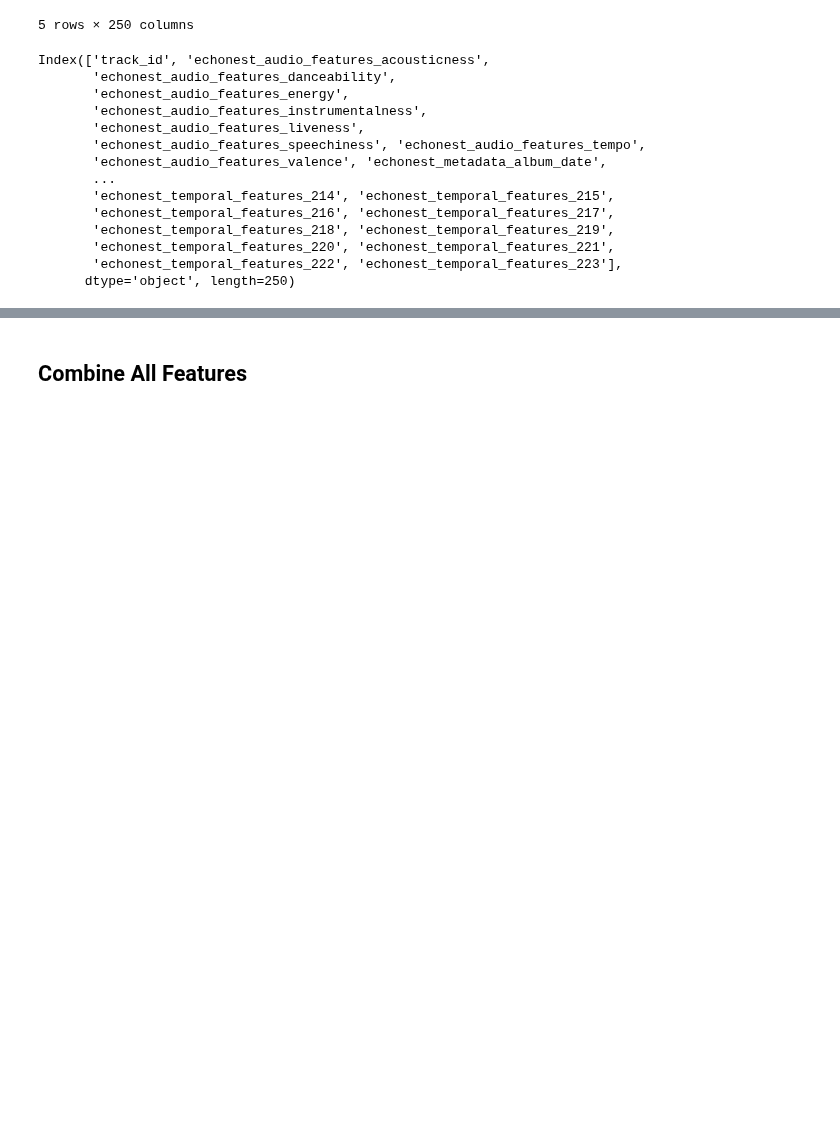
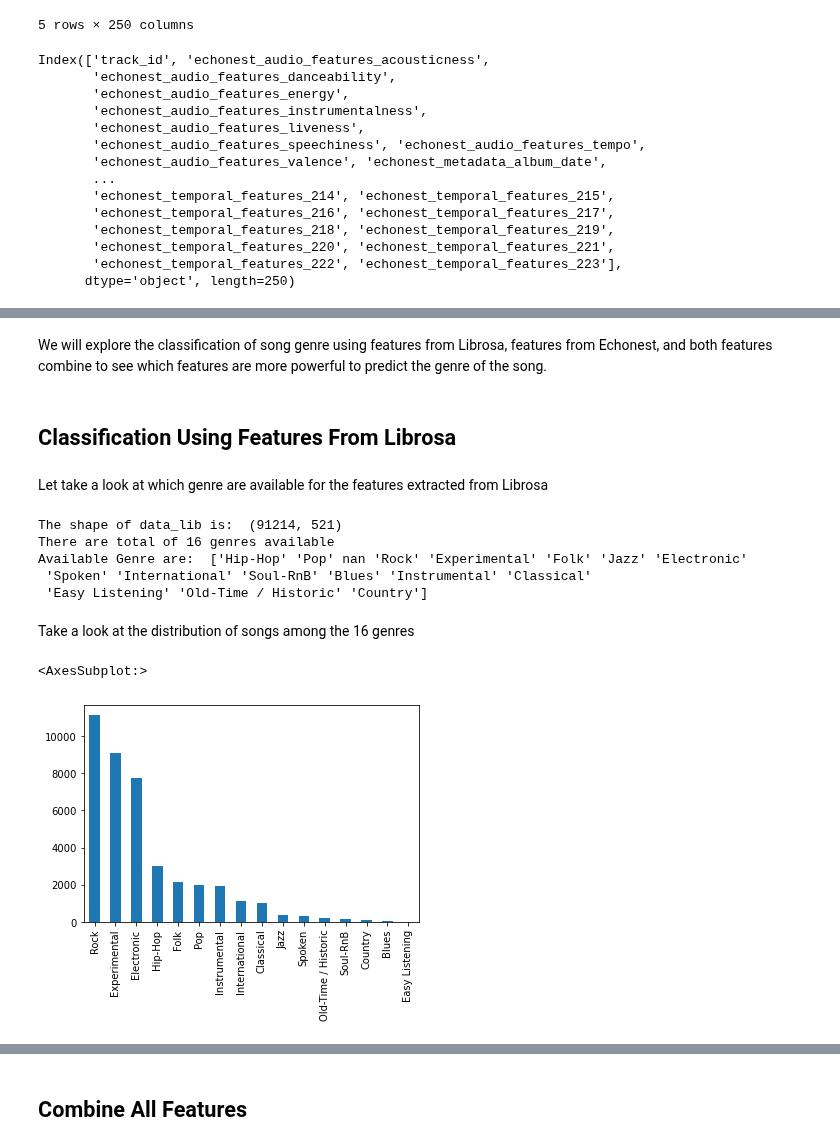
Before and after one commit to TaiNg365/Song_Classification_Recommender_System, a Jupyter notebook: Song Classification.ipynb, the cells around one changed output, grey strips where cells are left out. Saved outputs shown, nothing was run; the diff lists cells and outputs as text; code cells hidden in the pictures; blank space fills up the shorter version.

```diff
--- a/Song Classification.ipynb
+++ b/Song Classification.ipynb
@@ -142,3 +157,30 @@ echonest_features_of_interest.head()
 | 3 | 5 | 0.043567 | 0.745566 | 0.701470 | 0.000697 | ... |
 | 4 | 10 | 0.951670 | 0.658179 | 0.924525 | 0.965427 | ... |
 | 5 | 134 | 0.452217 | 0.513238 | 0.560410 | 0.019443 | ... |
+# %% [markdown]
+We will explore the classification of song genre using features from Librosa, features from Echonest, and both features combine to see which features are more powerful to predict the genre of the song.
+# %% [markdown]
+## Classification Using Features From Librosa
+# %% [markdown]
+Let take a look at which genre are available for the features extracted from Librosa
+# %%
+data_lib = pd.merge(tracks_features_of_interest,
+                    features, how='inner', on='track_id')
+del data_lib['set_subset']
+del data_lib['track_title']
+print("The shape of data_lib is: ",str(data_lib.shape))
+print(f"There are total of {str(data_lib['track_genre_top'].nunique())} genres available")
+print("Available Genres are: ", data_lib['track_genre_top'].unique())
+# %% [output]
+The shape of data_lib is:  (91214, 521)
+There are total of 16 genres available
+Available Genre are:  ['Hip-Hop' 'Pop' nan 'Rock' 'Experimental' 'Folk' 'Jazz' 'Electronic'
+ 'Spoken' 'International' 'Soul-RnB' 'Blues' 'Instrumental' 'Classical'
+ 'Easy Listening' 'Old-Time / Historic' 'Country']
+# %% [markdown]
+Take a look at the distribution of songs among the 16 genres
+# %%
+data_lib['track_genre_top'].value_counts().plot.bar()
+# %% [output]
+<AxesSubplot:>
+[figure, added]
```
Also changed, not shown: parts of 23 cells of this notebook.
